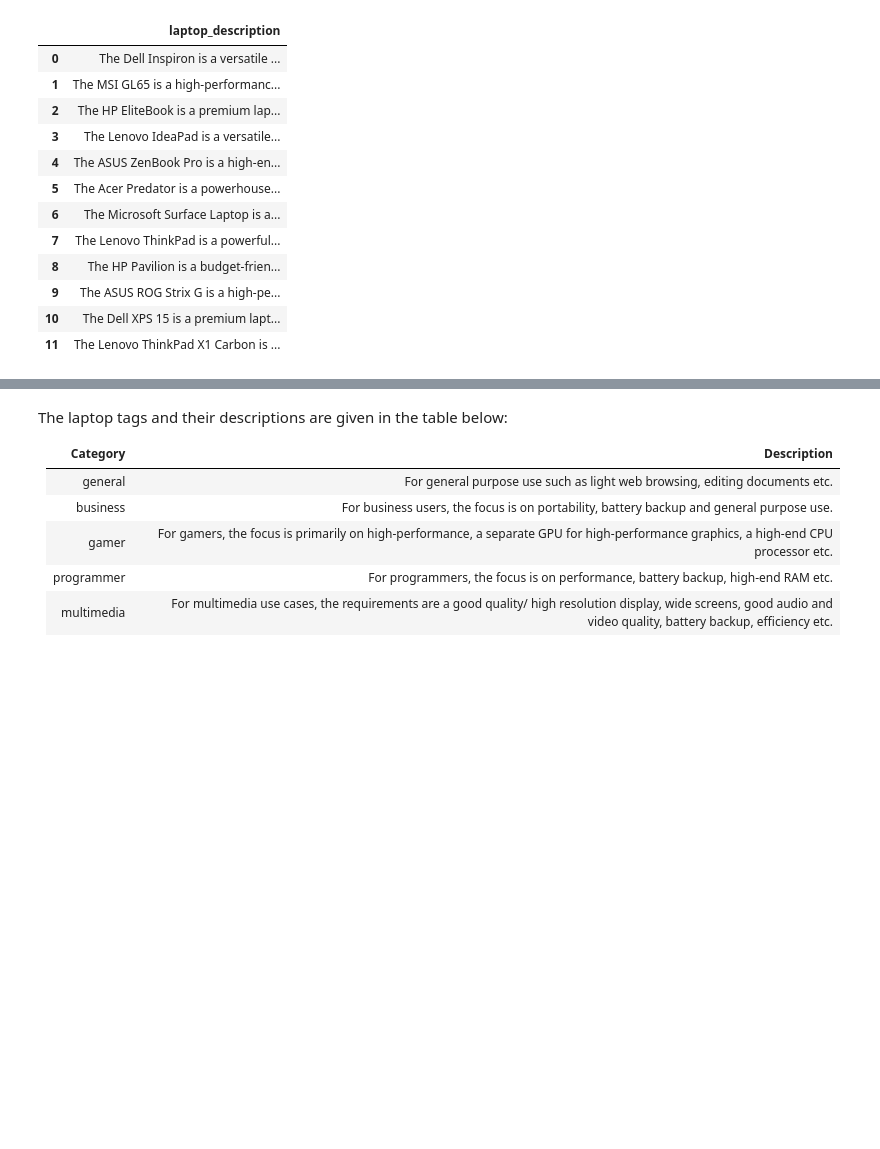
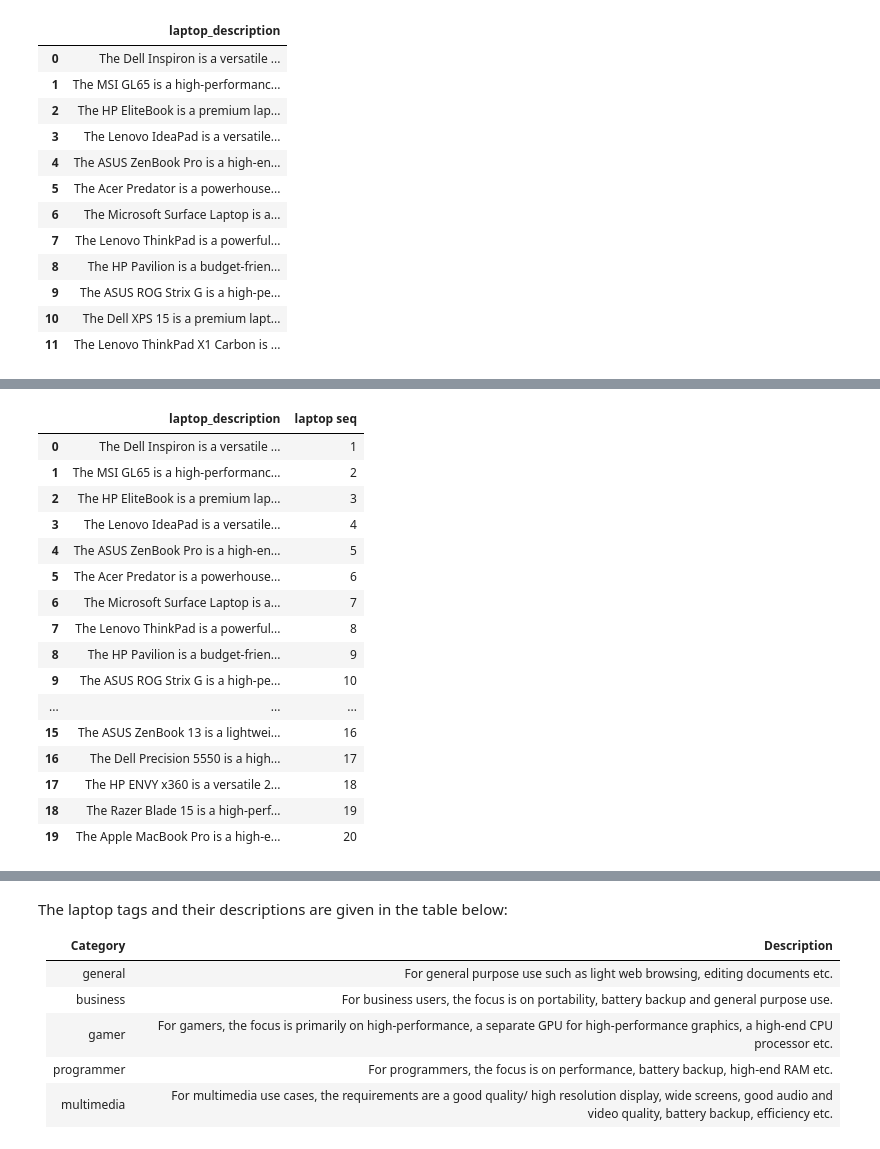
Before and after one commit to vishwjeetgithub/OpenAI, a Jupyter notebook: Working_with_OpenAI_APIs_Comprehension_Qs_Starter_Notebook.ipynb, the cells around one changed output, grey strips where cells are left out. Drawn from its saved outputs; the diff is of its cells as text; code cells hidden in the pictures; blank space fills up the shorter version.

```diff
--- a/Working_with_OpenAI_APIs_Comprehension_Qs_Starter_Notebook.ipynb
+++ b/Working_with_OpenAI_APIs_Comprehension_Qs_Starter_Notebook.ipynb
@@ -74,0 +93,3 @@ df.head(12)
+# %%
+df["laptop seq"] = range(1,df.shape[0]+1)
+print(range(1,df.shape[0]))
@@ -74,0 +132,20 @@ df.head(12)
+# %%
+df
+# %% [output]
+|  | laptop_description | laptop seq |
+| 0 | The Dell Inspiron is a versatile ... | 1 |
+| 1 | The MSI GL65 is a high-performanc... | 2 |
+| 2 | The HP EliteBook is a premium lap... | 3 |
+| 3 | The Lenovo IdeaPad is a versatile... | 4 |
+| 4 | The ASUS ZenBook Pro is a high-en... | 5 |
+| 5 | The Acer Predator is a powerhouse... | 6 |
+| 6 | The Microsoft Surface Laptop is a... | 7 |
+| 7 | The Lenovo ThinkPad is a powerful... | 8 |
+| 8 | The HP Pavilion is a budget-frien... | 9 |
+| 9 | The ASUS ROG Strix G is a high-pe... | 10 |
+| ... | ... | ... |
+| 15 | The ASUS ZenBook 13 is a lightwei... | 16 |
+| 16 | The Dell Precision 5550 is a high... | 17 |
+| 17 | The HP ENVY x360 is a versatile 2... | 18 |
+| 18 | The Razer Blade 15 is a high-perf... | 19 |
+| 19 | The Apple MacBook Pro is a high-e... | 20 |
```
Also changed, not shown: parts of 13 cells of this notebook.
